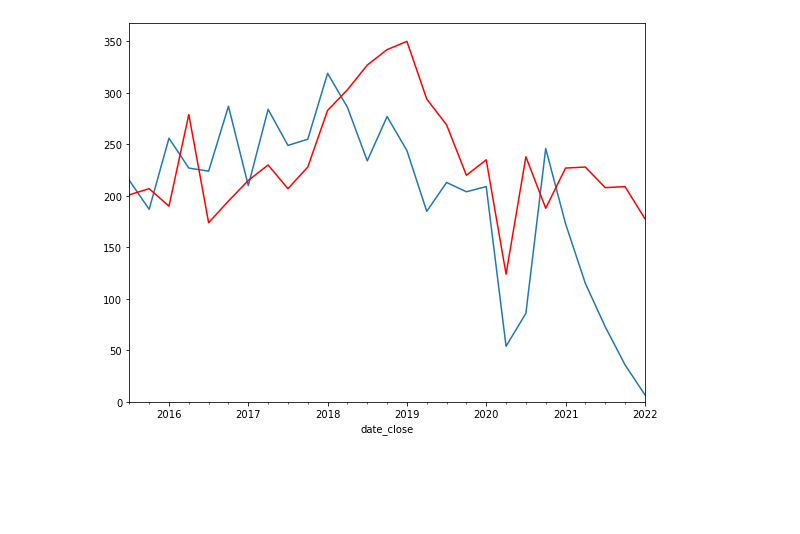
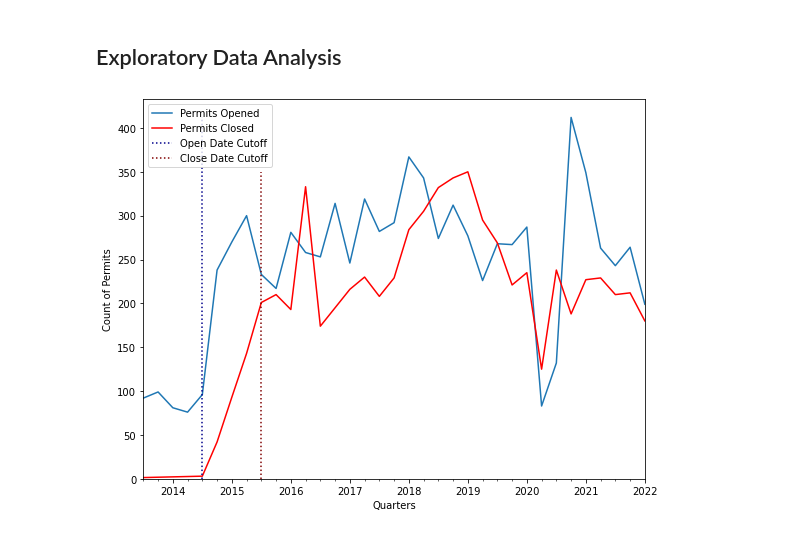
Before and after one commit to nelmsal/sf_buildingpermits, a Jupyter notebook: scripts/sf_permit_explore.ipynb, the cells around one changed output. Saved outputs shown, nothing was run; the diff lists cells and outputs as text; code cells hidden in the pictures; blank space fills up the shorter version.

```diff
--- a/scripts/sf_permit_explore.ipynb
+++ b/scripts/sf_permit_explore.ipynb
@@ -58,28 +91,48 @@ sfp = sfp[sfp['date_open']>date_open]
 sfp = sfp.sjoin(sfnhood).drop(columns='index_right')
+# %% [markdown]
+## Exploratory Data Analysis
 # %%
 import matplotlib.pyplot as plt
 plt.rcParams["figure.autolayout"] = True
 
-date_start = '2015Q3'
+date_open = '2014Q3'
+date_close = '2015Q3'
 
 fig  = plt.figure(figsize = (8,6))
 ax = fig.add_subplot(111)
-#ax2 = ax1.twinx()
-#ax.set(facecolor = None)
 
-def date_group(date_col, period = 'Q'):
-    return sfp.sort_values(date_col).groupby(sfp[date_col].dt.to_period(period))['id'].count()
+def date_group(date_col, period = 'Q', group_df = sfp_all):
+    return group_df.sort_values(date_col).groupby(group_df[date_col].dt.to_period(period))['id'].count()
 
 date_col = 'date_open'
-date_group(date_col).plot(ax=ax, kind="line")
+open_df = date_group(date_col)
+open_df.plot(ax=ax, kind="line", label='Permits Opened')
 #date_group(date_col, period="Y").plot(ax=ax, color='black', kind="bar")
 
 date_col = 'date_close'
-date_group(date_col).plot(ax=ax, color='red', kind="line")
+close_df = date_group(date_col)
+close_df.plot(ax=ax, color='red', kind="line", label='Permits Closed')
 
-ax.set_xlim([date_start,None])
+ax.set_xlim(['2013Q3',None])
 ax.set_ylim([0,None])
 
+col = 'darkblue'
+ax.vlines(
+    x=date_open, ymin=0, ymax=max(open_df), colors=col, ls=':',
+    label = 'Open Date Cutoff')
+#ax.hlines(y=max(open_df), xmin=date_open, xmax=max(open_df.index), colors=col, ls=':')
+
+col = 'maroon'
+ax.vlines(
+    x=date_close, ymin=0, ymax=max(close_df), colors=col, ls=':',
+    label = 'Close Date Cutoff'
+    )
+#ax.hlines(y=max(close_df), xmin=date_close, xmax=max(close_df.index), colors=col, ls=':')
+
+ax.set_xlabel('Quarters')
+ax.set_ylabel('Count of Permits')
+ax.legend(loc='best')
+
 plt.show()
 # %% [output]
-[figure, old version]
+[figure, new version]
```
Also changed, not shown: parts of 16 cells of this notebook, 36 other files.
